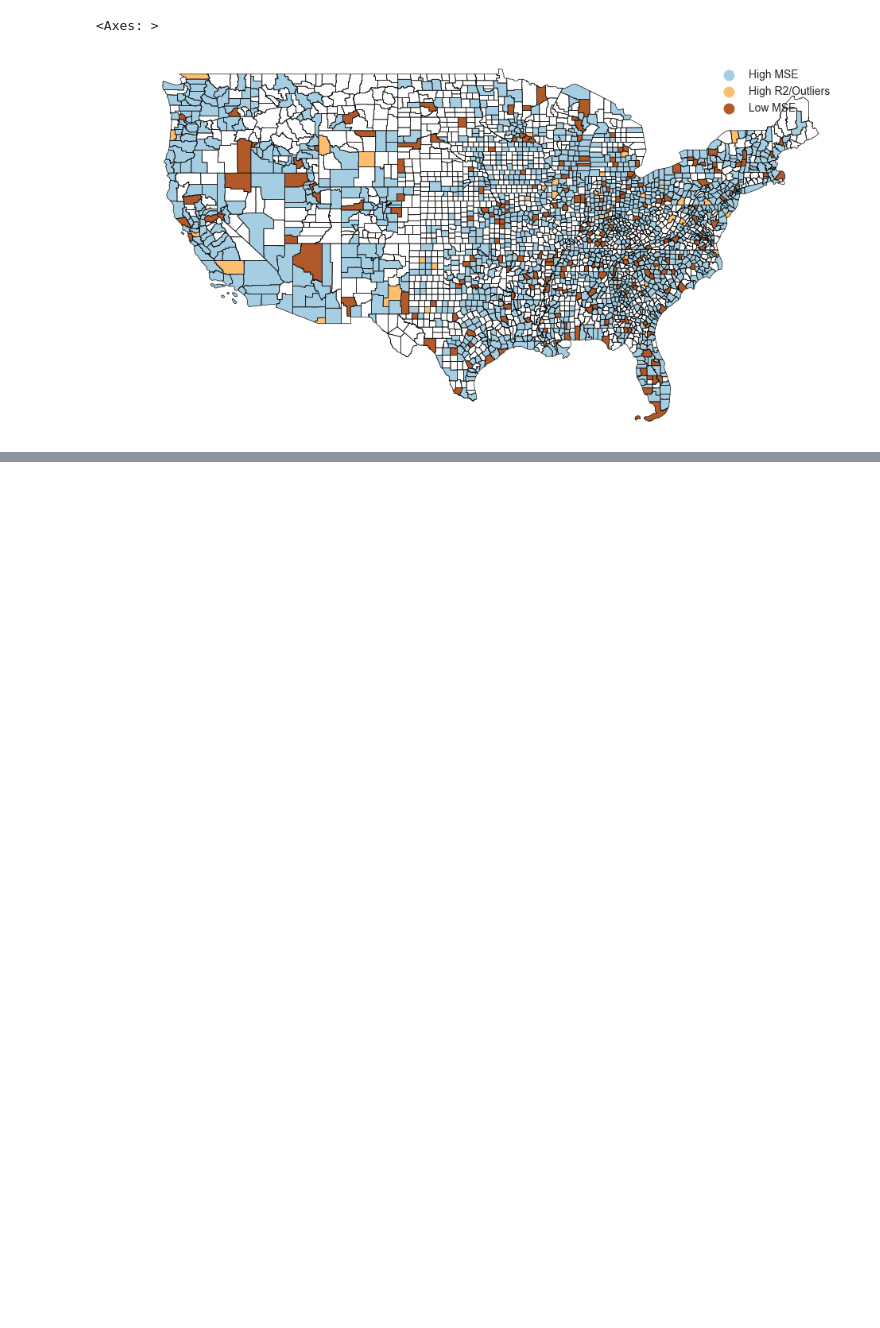
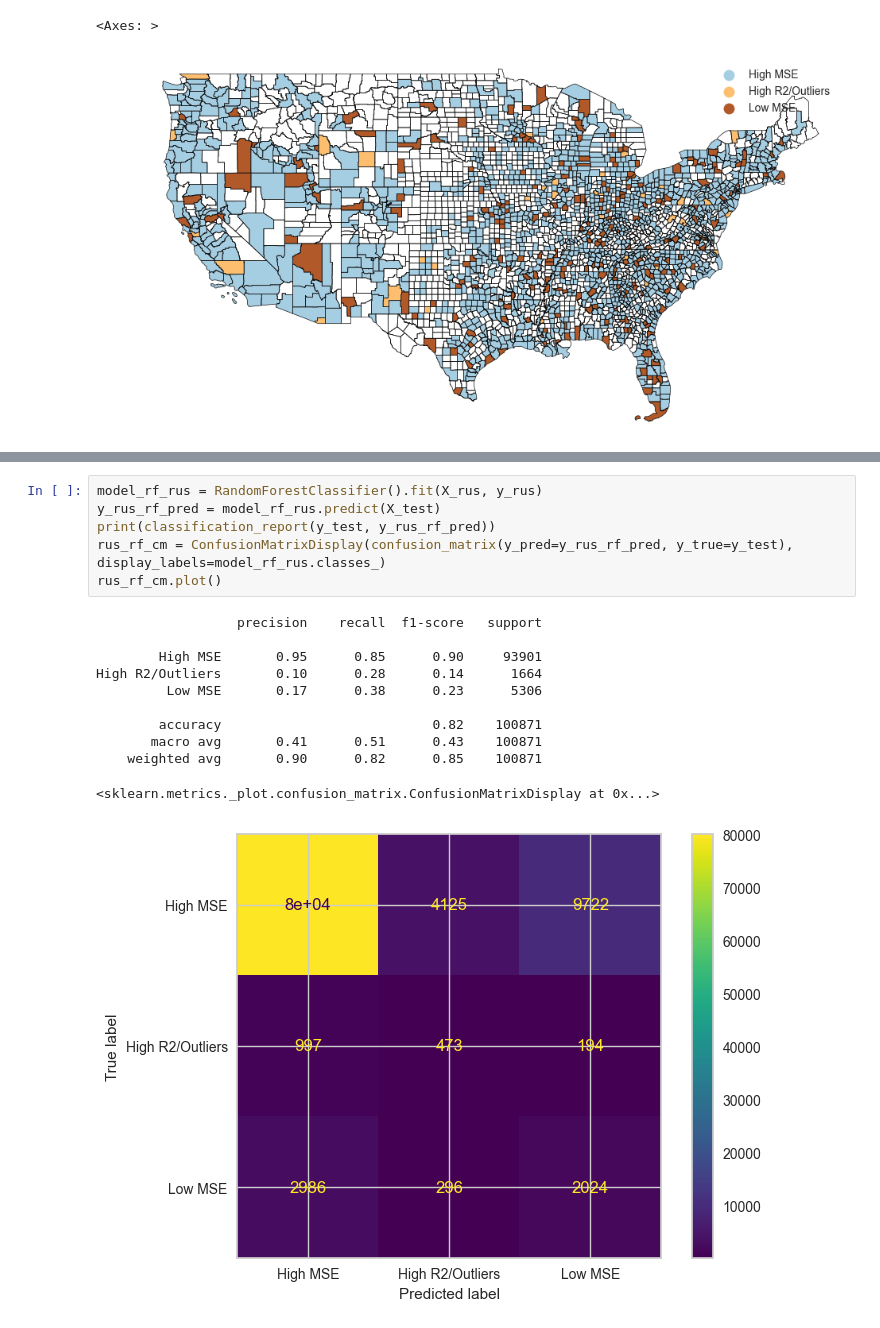
Before and after one commit to MLFP-90803-SP24-FinalProjects/Team17-FinalProject, a Jupyter notebook: Q1_Regression_DBSCAN.ipynb, the cells around one changed output, grey strips where cells are left out. Saved outputs shown, nothing was run; the diff lists cells and outputs as text; blank space fills up the shorter version.

```diff
--- a/Q1_Regression_DBSCAN.ipynb
+++ b/Q1_Regression_DBSCAN.ipynb
@@ -460,0 +415,18 @@ data_selected_scaled_encoded.drop(columns=['RegionName', 'State', 'StateFPS', 'S
+# %%
+model_rf_rus = RandomForestClassifier().fit(X_rus, y_rus)
+y_rus_rf_pred = model_rf_rus.predict(X_test)
+print(classification_report(y_test, y_rus_rf_pred))
+rus_rf_cm = ConfusionMatrixDisplay(confusion_matrix(y_pred=y_rus_rf_pred, y_true=y_test), display_labels=model_rf_rus.classes_)
+rus_rf_cm.plot()
+# %% [output]
+                  precision    recall  f1-score   support
+
+        High MSE       0.95      0.85      0.90     93901
+High R2/Outliers       0.10      0.28      0.14      1664
+         Low MSE       0.17      0.38      0.23      5306
+
+        accuracy                           0.82    100871
+       macro avg       0.41      0.51      0.43    100871
+    weighted avg       0.90      0.82      0.85    100871
+<sklearn.metrics._plot.confusion_matrix.ConfusionMatrixDisplay at 0x...>
+[figure, added]
```
Also changed, not shown: parts of 16 cells of this notebook.
